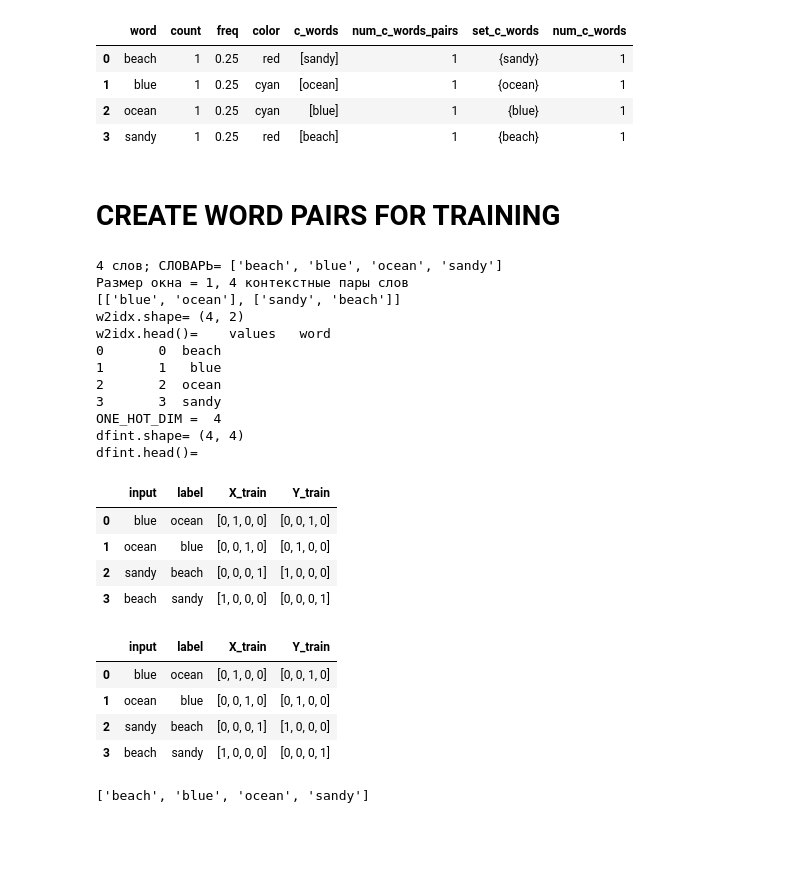
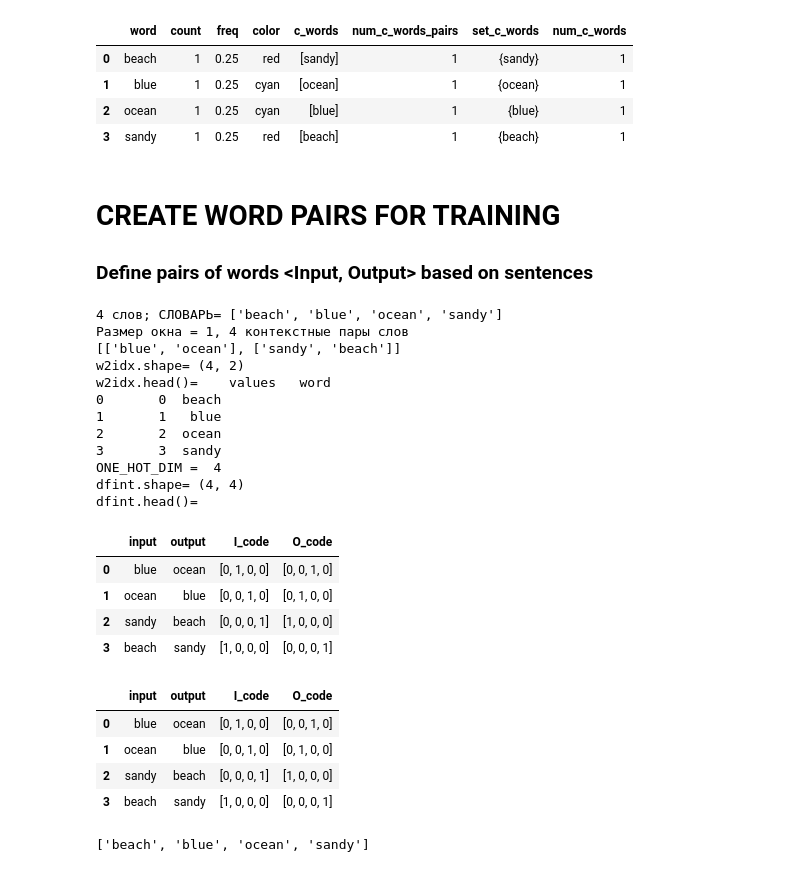
Before and after one commit to ftk1000/w2v_ftk1000, a Jupyter notebook: w2v_tf_4words.ipynb, the cells around one changed output. Cells and saved outputs as stored; diff of their text form; code cells hidden in the pictures; blank space fills up the shorter version.

```diff
--- a/w2v_tf_4words.ipynb
+++ b/w2v_tf_4words.ipynb
@@ -267,8 +276,10 @@ df_vocab
 | 3 | sandy | 1 | 0.25 | red | [beach] | 1 | {beach} | 1 |
 # %% [markdown]
 # CREATE WORD PAIRS FOR TRAINING
+
+### Define pairs of words \<Input, Output\> based on sentences
 # %%
-df = pd.DataFrame(data, columns = ['input', 'label'])
+df = pd.DataFrame(data, columns = ['input', 'output'])
 
 print(f'{len(vocab)} слов; СЛОВАРЬ=', vocab)
 print( f'Pазмер окна = {WINDOW_SIZE}, {len(df)} контекстные пары слов')
@@ -300,42 +311,42 @@ Y = [] # target word
 # print('df.head()=', df.head())
 # print('word2int=', word2int)
 # k=0
-for x, y in zip(df['input'], df['label']):
+for x, y in zip(df['input'], df['output']):
     X.append(to_one_hot_encoding(word2int[ x ]))
     Y.append(to_one_hot_encoding(word2int[ y ]))
     # if k<5:
     #   Xtmp = to_one_hot_encoding(word2int[ x ])
     #   Ytmp = to_one_hot_encoding(word2int[ y ])
     #   print(x,'\t===>',Xtmp, '\t\t\t\t',  y ,'===>',Ytmp)
     #   k+=1
 
 # convert them to numpy arrays
-X_train = np.asarray(X)
-Y_train = np.asarray(Y)
-df['X_train']=list(X_train)
-df['Y_train']=list(Y_train)
+I_code = np.asarray(X)
+O_code = np.asarray(Y)
+df['I_code']=list(I_code)
+df['O_code']=list(O_code)
 # df.head()
 dfint = df.copy()
-dfint['X_train']=list(X_train.astype(int))
-dfint['Y_train']=list(Y_train.astype(int))
+dfint['I_code']=list(I_code.astype(int))
+dfint['O_code']=list(O_code.astype(int))
 
 print('dfint.shape=', dfint.shape)
 print('dfint.head()=')
 dfint.head(n=5)
 # %% [output]
 4 слов; СЛОВАРЬ= ['beach', 'blue', 'ocean', 'sandy']
 Pазмер окна = 1, 4 контекстные пары слов
 [['blue', 'ocean'], ['sandy', 'beach']]
 w2idx.shape= (4, 2)
 w2idx.head()=    values   word
 0       0  beach
 1       1   blue
 2       2  ocean
 3       3  sandy
 ONE_HOT_DIM =  4
 dfint.shape= (4, 4)
 dfint.head()=
-|  | input | label | X_train | Y_train |
+|  | input | output | I_code | O_code |
 | 0 | blue | ocean | [0, 1, 0, 0] | [0, 0, 1, 0] |
 | 1 | ocean | blue | [0, 0, 1, 0] | [0, 1, 0, 0] |
 | 2 | sandy | beach | [0, 0, 0, 1] | [1, 0, 0, 0] |
@@ -343,7 +354,7 @@ dfint.head()=
 # %%
 dfint.tail()
 # %% [output]
-|  | input | label | X_train | Y_train |
+|  | input | output | I_code | O_code |
 | 0 | blue | ocean | [0, 1, 0, 0] | [0, 0, 1, 0] |
 | 1 | ocean | blue | [0, 0, 1, 0] | [0, 1, 0, 0] |
 | 2 | sandy | beach | [0, 0, 0, 1] | [1, 0, 0, 0] |
```
Also changed, not shown: parts of 16 cells of this notebook.
